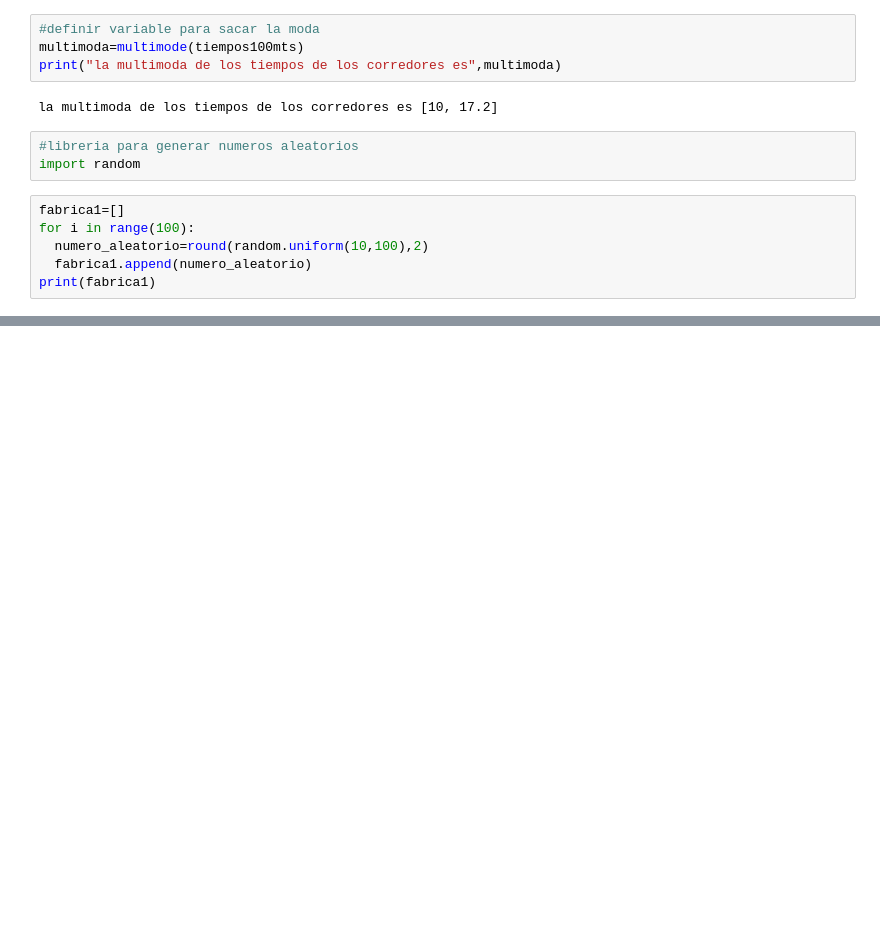
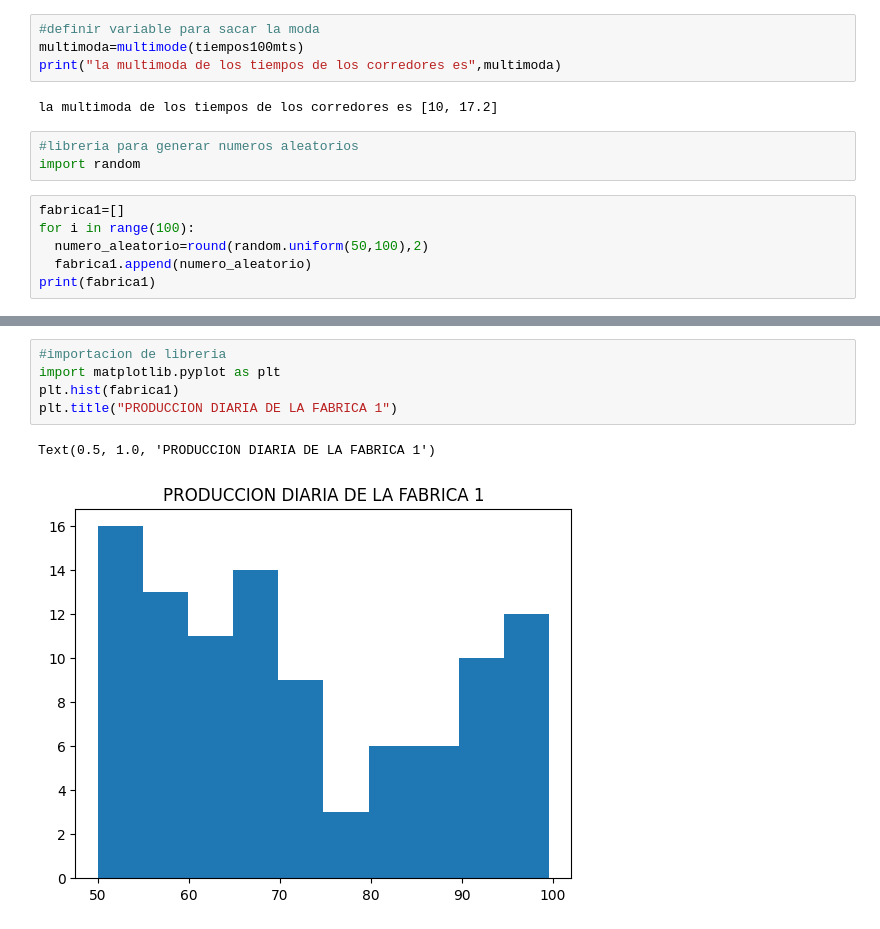
Before and after one commit to 25040150-source/PROBABILIDAD-Y-ESTADISTICA, a Jupyter notebook: practica1pye.ipynb, the cells around one changed output, grey strips where cells are left out. Saved outputs shown, nothing was run; the diff lists cells and outputs as text; blank space fills up the shorter version.

```diff
--- a/practica1pye.ipynb
+++ b/practica1pye.ipynb
@@ -77,7 +77,7 @@ import random
 # %%
 fabrica1=[]
 for i in range(100):
-  numero_aleatorio=round(random.uniform(10,100),2)
+  numero_aleatorio=round(random.uniform(50,100),2)
   fabrica1.append(numero_aleatorio)
 print(fabrica1)
 # %% [output]
@@ -84,0 +93,8 @@ print(fabrica1)
+# %%
+#importacion de libreria
+import matplotlib.pyplot as plt
+plt.hist(fabrica1)
+plt.title("PRODUCCION DIARIA DE LA FABRICA 1")
+# %% [output]
+Text(0.5, 1.0, 'PRODUCCION DIARIA DE LA FABRICA 1')
+[figure, added]
```
Also changed, not shown: parts of 8 cells of this notebook.
